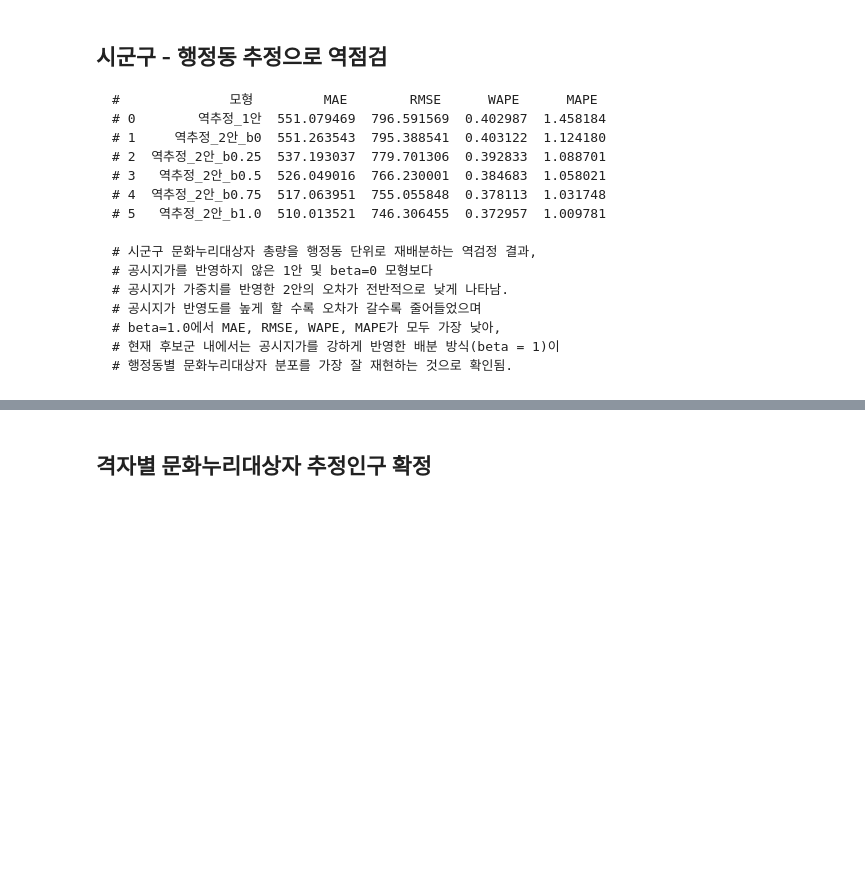
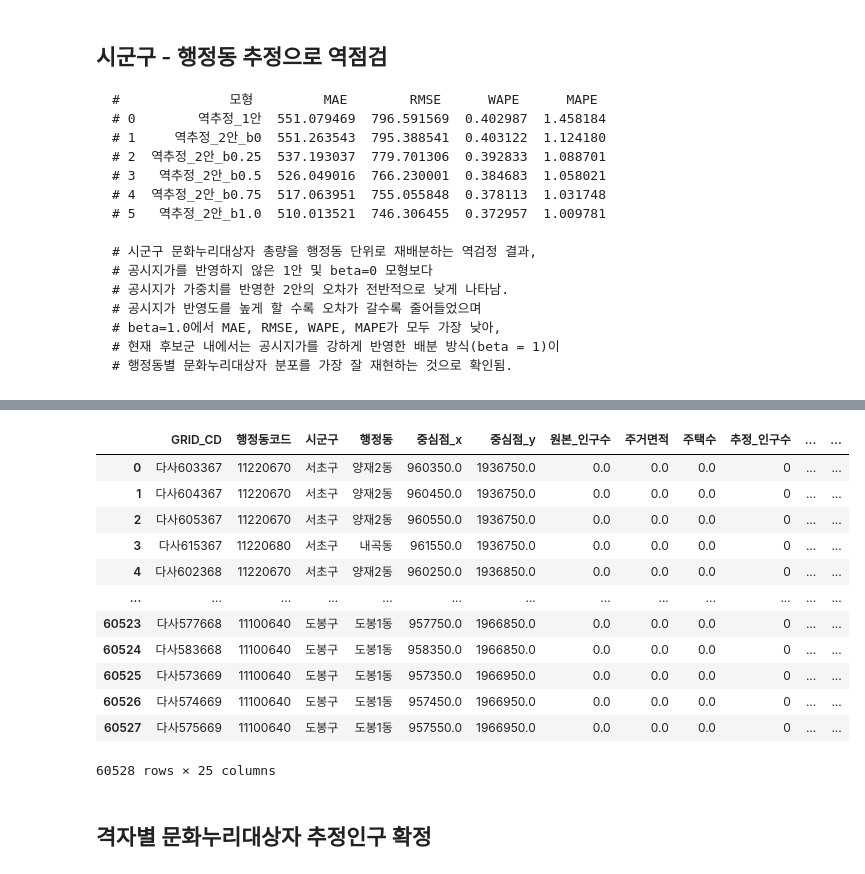
Before and after one commit to JHPark-kor/Oracle-Project, a Jupyter notebook: analysis_table/notebooks/03_estimated_mnc.ipynb, the cells around one changed output, grey strips where cells are left out. Cells and saved outputs as stored; diff of their text form; code cells hidden in the pictures; blank space fills up the shorter version.

```diff
--- a/analysis_table/notebooks/03_estimated_mnc.ipynb
+++ b/analysis_table/notebooks/03_estimated_mnc.ipynb
@@ -1584,3 +1588,59 @@ plt.show()
+# %%
+# 테이블 결합
+grid_mnc_est_final = grid_mnc_est.merge(mnc_weight[["GRID_CD", "문화누리추정수_1.0"]],
+                                        on = "GRID_CD",
+                                        how = 'left')
+
+grid_mnc_est_final.rename(columns = {"문화누리추정수_1.0": '문화누리대상자_추정_인구수'},
+                          inplace = True,
+                          errors = 'ignore')
+
+
+grid_mnc_est_final["문화누리대상자_추정_인구수_내림"] = np.floor(grid_mnc_est_final["문화누리대상자_추정_인구수"]).astype(int)
+grid_mnc_est_final["문화누리대상자_소수점"] = grid_mnc_est_final["문화누리대상자_추정_인구수"] - grid_mnc_est_final["문화누리대상자_추정_인구수_내림"]
+
+grid_mnc_est_final["행정동별_내림합"] = grid_mnc_est_final.groupby(["시군구", "행정동"])["문화누리대상자_추정_인구수_내림"].transform("sum")
+
+grid_mnc_est_final["행정동별_잔여배분인원"] = (
+    grid_mnc_est_final["문화누리대상자"]
+    - grid_mnc_est_final["행정동별_내림합"]
+).astype(int)
+
+grid_mnc_est_final = grid_mnc_est_final.sort_values(
+    ["시군구", "행정동", "문화누리대상자_소수점"],
+    ascending=[True, True, False]
+).copy()
+
+grid_mnc_est_final["행정동내_소수점순위"] = (
+    grid_mnc_est_final
+    .groupby(["시군구", "행정동"])
+    .cumcount()
+    + 1
+)
+
+grid_mnc_est_final["문화누리대상자_추정_인구수"] = (
+    grid_mnc_est_final["문화누리대상자_추정_인구수_내림"]
+    + (
+        grid_mnc_est_final["행정동내_소수점순위"]
+        <= grid_mnc_est_final["행정동별_잔여배분인원"]
+    ).astype(int)
+)
+
+grid_mnc_est_final = grid_mnc_est_final.sort_index().copy()
+# %% [output]
+|  | GRID_CD | 행정동코드 | 시군구 | 행정동 | 중심점_x | 중심점_y | 원본_인구수 | 주거면적 | 주택수 | 추정_인구수 | ... | ... |
+| 0 | 다사603367 | 11220670 | 서초구 | 양재2동 | 960350.0 | 1936750.0 | 0.0 | 0.0 | 0.0 | 0 | ... | ... |
+| 1 | 다사604367 | 11220670 | 서초구 | 양재2동 | 960450.0 | 1936750.0 | 0.0 | 0.0 | 0.0 | 0 | ... | ... |
+| 2 | 다사605367 | 11220670 | 서초구 | 양재2동 | 960550.0 | 1936750.0 | 0.0 | 0.0 | 0.0 | 0 | ... | ... |
+| 3 | 다사615367 | 11220680 | 서초구 | 내곡동 | 961550.0 | 1936750.0 | 0.0 | 0.0 | 0.0 | 0 | ... | ... |
+| 4 | 다사602368 | 11220670 | 서초구 | 양재2동 | 960250.0 | 1936850.0 | 0.0 | 0.0 | 0.0 | 0 | ... | ... |
+| ... | ... | ... | ... | ... | ... | ... | ... | ... | ... | ... | ... | ... |
+| 60523 | 다사577668 | 11100640 | 도봉구 | 도봉1동 | 957750.0 | 1966850.0 | 0.0 | 0.0 | 0.0 | 0 | ... | ... |
+| 60524 | 다사583668 | 11100640 | 도봉구 | 도봉1동 | 958350.0 | 1966850.0 | 0.0 | 0.0 | 0.0 | 0 | ... | ... |
+| 60525 | 다사573669 | 11100640 | 도봉구 | 도봉1동 | 957350.0 | 1966950.0 | 0.0 | 0.0 | 0.0 | 0 | ... | ... |
+| 60526 | 다사574669 | 11100640 | 도봉구 | 도봉1동 | 957450.0 | 1966950.0 | 0.0 | 0.0 | 0.0 | 0 | ... | ... |
+| 60527 | 다사575669 | 11100640 | 도봉구 | 도봉1동 | 957550.0 | 1966950.0 | 0.0 | 0.0 | 0.0 | 0 | ... | ... |
+60528 rows × 25 columns
 # %% [markdown]
 ## 격자별 문화누리대상자 추정인구 확정
 # %%
```
Also changed, not shown: parts of 4 cells of this notebook, 5 other files.
